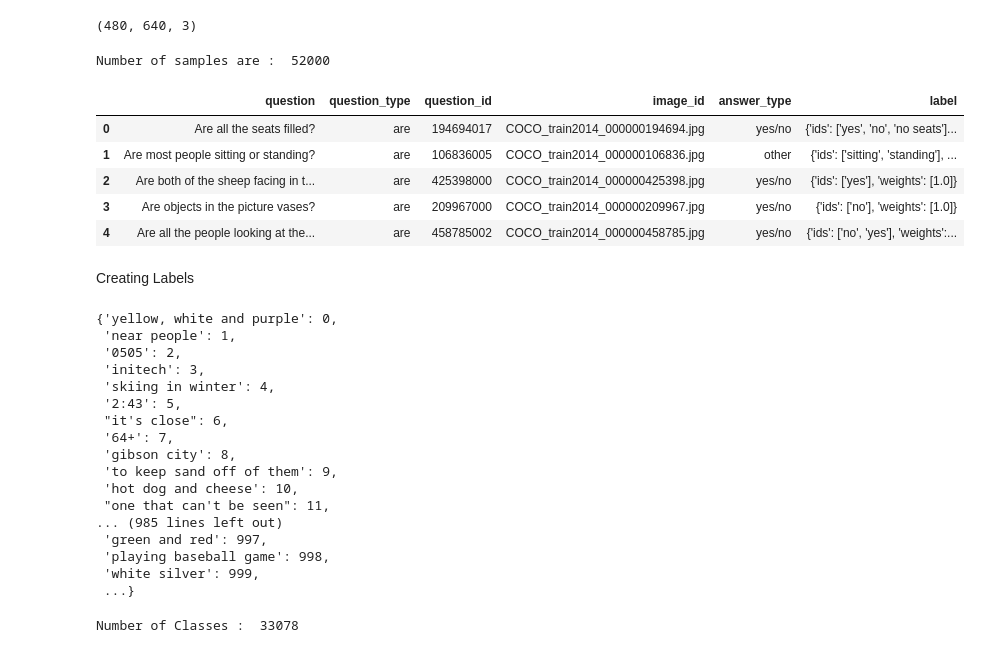
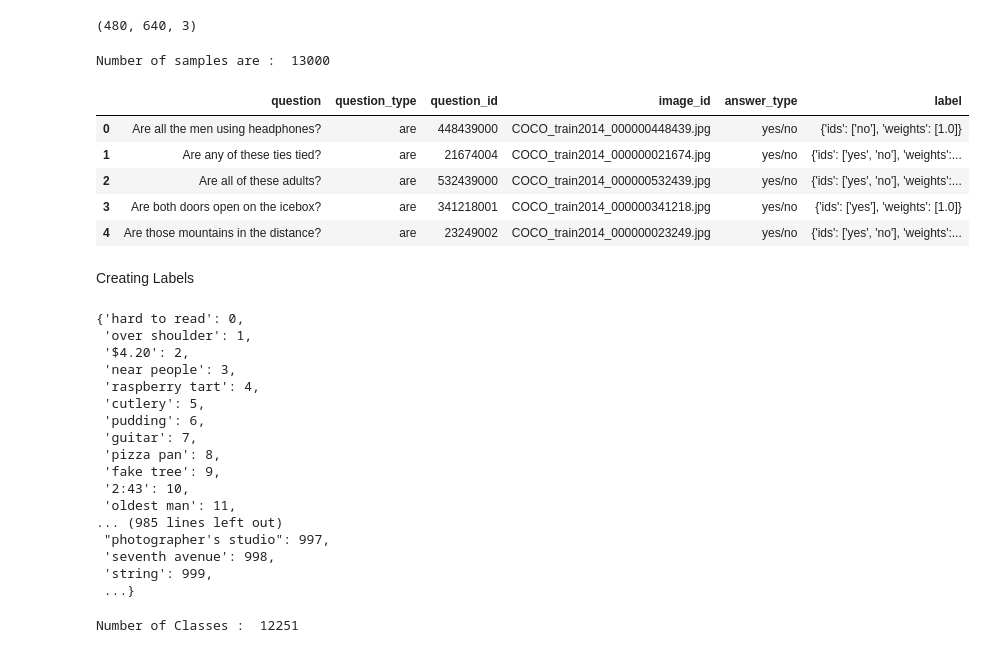
Before and after one commit to nikiiitb/Project_2, a Jupyter notebook: generate_data.ipynb, the cells around one changed output. Cells and saved outputs as stored; diff of their text form; code cells hidden in the pictures.

```diff
--- a/generate_data.ipynb
+++ b/generate_data.ipynb
@@ -34,22 +34,22 @@ np.array(Image.open("./train2014_3d/" + df_acc["image_id"][0])).shape
 # %%
 # SAMPLES = 100
 # df = df_acc[:SAMPLES]
 
-df = df_acc.groupby('question_type').sample(n=800 , replace=True)
+df = df_acc.groupby('question_type').sample(n=200 , replace=True)
 df = df.reset_index(drop=True)
 SAMPLES = len(df)
 
 print("Number of samples are : " , SAMPLES)
 
 df.head()
 # %% [output]
-Number of samples are :  52000
+Number of samples are :  13000
 |  | question | question_type | question_id | image_id | answer_type | label |
-| 0 | Are all the seats filled? | are | 194694017 | COCO_train2014_000000194694.jpg | yes/no | {'ids': ['yes', 'no', 'no seats']... |
-| 1 | Are most people sitting or standing? | are | 106836005 | COCO_train2014_000000106836.jpg | other | {'ids': ['sitting', 'standing'], ... |
-| 2 | Are both of the sheep facing in t... | are | 425398000 | COCO_train2014_000000425398.jpg | yes/no | {'ids': ['yes'], 'weights': [1.0]} |
-| 3 | Are objects in the picture vases? | are | 209967000 | COCO_train2014_000000209967.jpg | yes/no | {'ids': ['no'], 'weights': [1.0]} |
-| 4 | Are all the people looking at the... | are | 458785002 | COCO_train2014_000000458785.jpg | yes/no | {'ids': ['no', 'yes'], 'weights':... |
+| 0 | Are all the men using headphones? | are | 448439000 | COCO_train2014_000000448439.jpg | yes/no | {'ids': ['no'], 'weights': [1.0]} |
+| 1 | Are any of these ties tied? | are | 21674004 | COCO_train2014_000000021674.jpg | yes/no | {'ids': ['yes', 'no'], 'weights':... |
+| 2 | Are all of these adults? | are | 532439000 | COCO_train2014_000000532439.jpg | yes/no | {'ids': ['yes', 'no'], 'weights':... |
+| 3 | Are both doors open on the icebox? | are | 341218001 | COCO_train2014_000000341218.jpg | yes/no | {'ids': ['yes'], 'weights': [1.0]} |
+| 4 | Are those mountains in the distance? | are | 23249002 | COCO_train2014_000000023249.jpg | yes/no | {'ids': ['yes', 'no'], 'weights':... |
 # %% [markdown]
 Creating Labels
 # %%
@@ -64,28 +64,28 @@ id2label = {idx: label for label, idx in label2id.items()}
 # %%
 label2id
 # %% [output]
-{'yellow, white and purple': 0,
- 'near people': 1,
- '0505': 2,
- 'initech': 3,
- 'skiing in winter': 4,
- '2:43': 5,
- "it's close": 6,
- '64+': 7,
- 'gibson city': 8,
- 'to keep sand off of them': 9,
- 'hot dog and cheese': 10,
- "one that can't be seen": 11,
+{'hard to read': 0,
+ 'over shoulder': 1,
+ '$4.20': 2,
+ 'near people': 3,
+ 'raspberry tart': 4,
+ 'cutlery': 5,
+ 'pudding': 6,
+ 'guitar': 7,
+ 'pizza pan': 8,
+ 'fake tree': 9,
+ '2:43': 10,
+ 'oldest man': 11,
 ... (985 lines left out)
- 'green and red': 997,
- 'playing baseball game': 998,
- 'white silver': 999,
+ "photographer's studio": 997,
+ 'seventh avenue': 998,
+ 'string': 999,
  ...}
 # %%
 NUM_CLASSES = len(id2label)
 print("Number of Classes : " , NUM_CLASSES)
 # %% [output]
-Number of Classes :  33078
+Number of Classes :  12251
 # %%
 n = SAMPLES
 rf = 10 ** (len(str(n))-1)
```
Also changed, not shown: parts of 2 cells of this notebook.
